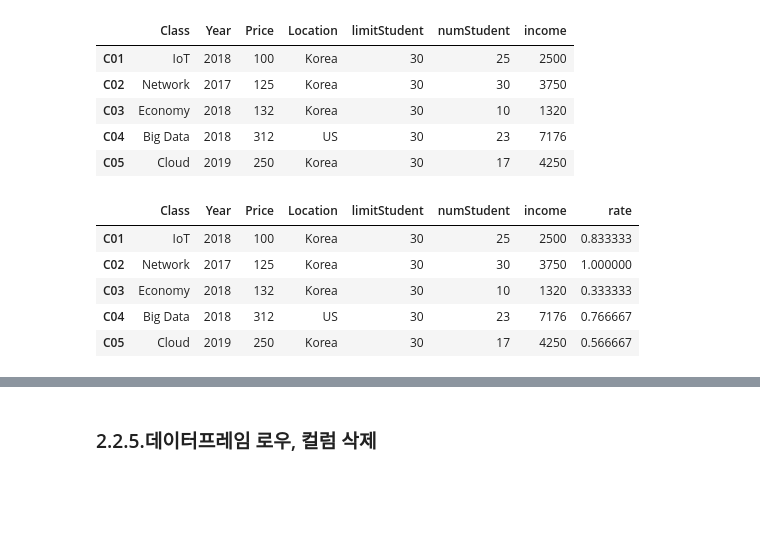
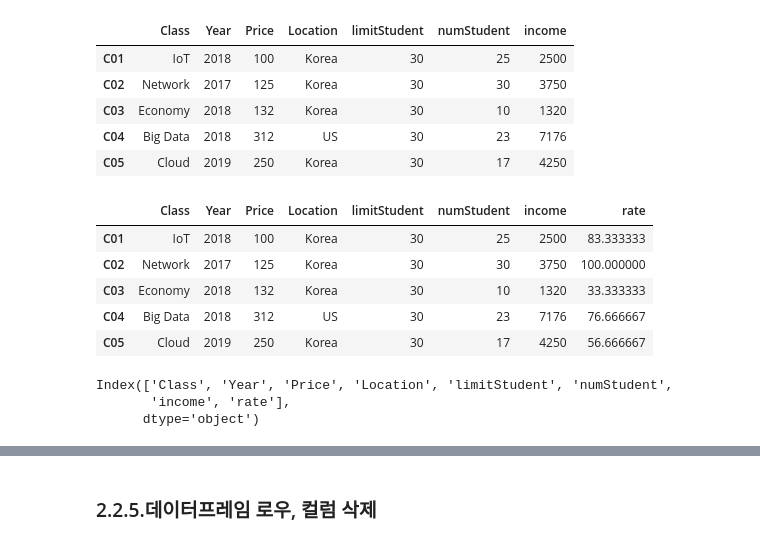
Before and after one commit to dy5299/bigdata, a Jupyter notebook: 03 Pandas/Day7-8 Pandas 개요 및 데이터 타입 소개 2(DataFrame).ipynb, the cells around one changed output, grey strips where cells are left out. Saved outputs shown, nothing was run; the diff lists cells and outputs as text; code cells hidden in the pictures; blank space fills up the shorter version.

```diff
--- a/03 Pandas/Day7 Pandas 개요 및 데이터 타입 소개 2(DataFrame).ipynb
+++ b/03 Pandas/Day7-8 Pandas 개요 및 데이터 타입 소개 2(DataFrame).ipynb
@@ -413,7 +416,7 @@ df4
 # %%
 # 컬럼 추가하기 3 - 기존 컬럼을 이용하여 새 컬럼 추가하기
 # income 컬럼을 추가하고, price와 numStudent 값을 곱한 값으로 할당
-df4['income']=df4['Price']*df4['numStudent']
+df4['income']=df4.Price*df4.numStudent
 df4
 # %% [output]
 |  | Class | Year | Price | Location | limitStudent | numStudent | income |
@@ -424,12 +427,20 @@ df4
 | C05 | Cloud | 2019 | 250 | Korea | 30 | 17 | 4250 |
 # %%
 # 실습 6. rate 컬럼을 추가하고, 충원율을 계산하여 할당.
-df4['rate']=df4.numStudent/df4.limitStudent
+df4['rate']=df4.numStudent/df4.limitStudent*100
 df4
 # %% [output]
 |  | Class | Year | Price | Location | limitStudent | numStudent | income | rate |
-| C01 | IoT | 2018 | 100 | Korea | 30 | 25 | 2500 | 0.833333 |
-| C02 | Network | 2017 | 125 | Korea | 30 | 30 | 3750 | 1.000000 |
-| C03 | Economy | 2018 | 132 | Korea | 30 | 10 | 1320 | 0.333333 |
-| C04 | Big Data | 2018 | 312 | US | 30 | 23 | 7176 | 0.766667 |
-| C05 | Cloud | 2019 | 250 | Korea | 30 | 17 | 4250 | 0.566667 |
+| C01 | IoT | 2018 | 100 | Korea | 30 | 25 | 2500 | 83.333333 |
+| C02 | Network | 2017 | 125 | Korea | 30 | 30 | 3750 | 100.000000 |
+| C03 | Economy | 2018 | 132 | Korea | 30 | 10 | 1320 | 33.333333 |
+| C04 | Big Data | 2018 | 312 | US | 30 | 23 | 7176 | 76.666667 |
+| C05 | Cloud | 2019 | 250 | Korea | 30 | 17 | 4250 | 56.666667 |
+# %%
+# 컬럼명 변경 (새롭게 할당)
+df4.columns=['Class', 'Year', 'Price', 'Location', 'limitStudent', 'numStudent',
+       'income', 'rate']
+# %% [output]
+Index(['Class', 'Year', 'Price', 'Location', 'limitStudent', 'numStudent',
+       'income', 'rate'],
+      dtype='object')
```
Also changed, not shown: parts of 15 cells of this notebook, 1 other file.
